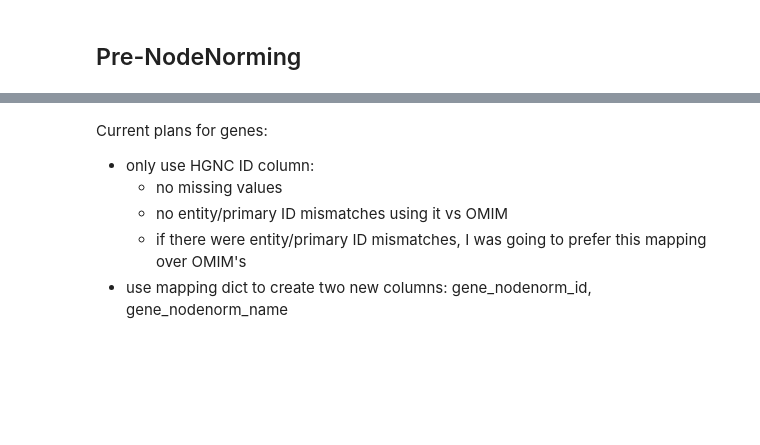
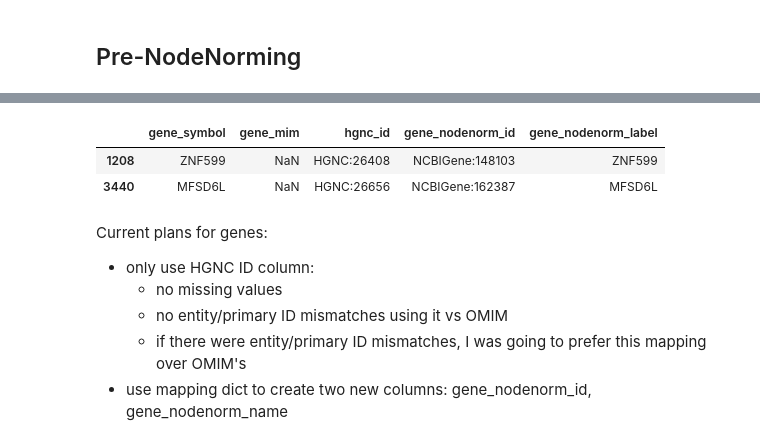
Before and after one commit to biothings/pending.api, a Jupyter notebook: plugins/ebi_gene2phenotype/parser-writing.ipynb, the cells around one changed output, grey strips where cells are left out. Saved outputs shown, nothing was run; the diff lists cells and outputs as text; code cells hidden in the pictures; blank space fills up the shorter version.

Commit message:
EBI gene2pheno: add preNodeNormed gene IDs/labels

```diff
--- a/plugins/ebi_gene2phenotype/parser-writing.ipynb
+++ b/plugins/ebi_gene2phenotype/parser-writing.ipynb
@@ -422,20 +450,22 @@ len(gene_hgnc_curies)
 # %%
-gene_curie_dict = {}
+## put into parser (format): DONE
+
+gene_nodenorm_mapping = {}
 
 ## larger batches are quicker
 for batch in itertools.batched(gene_hgnc_curies, 1000):
     ## returns tuples
     req_body = {
         "curies": list(batch),
-        "conflate": True
+        "conflate": True,
     }
     r = requests.post(nodenorm_url, json=req_body)
     response = r.json()
 
     temp = {
         k: {"primary_id": v["id"]["identifier"],
-            "primary_name": v["id"]["label"]}
+            "primary_label": v["id"]["label"]}
         for k,v in response.items()
     }
-    gene_curie_dict.update(temp)
+    gene_nodenorm_mapping.update(temp)
 # %%
@@ -449,15 +483,15 @@ for batch in itertools.batched(gene_omim_curies, 1000):
     ## returns tuples
     req_body = {
         "curies": list(batch),
-        "conflate": True
+        "conflate": True,
     }
     r = requests.post(nodenorm_url, json=req_body)
     response = r.json()
 
     temp = {
         k: {"primary_id": v["id"]["identifier"],
-            "primary_name": v["id"]["label"]}
+            "primary_label": v["id"]["label"]}
         for k,v in response.items()
     }
-    gene_curie_dict.update(temp)
+    gene_nodenorm_mapping.update(temp)
 # %%
@@ -483,9 +538,17 @@ for row in df[["gene_symbol", "hgnc_id"]].itertuples(index=False):
 # %%
-df["gene_nodenorm_id"] = [gene_curie_dict[i]["primary_id"] for i in df["hgnc_id"]]
-df["gene_nodenorm_name"] = [gene_curie_dict[i]["primary_name"] for i in df["hgnc_id"]]
+## put into parser (format): DONE
+
+df["gene_nodenorm_id"] = [gene_nodenorm_mapping[i]["primary_id"] for i in df["hgnc_id"]]
+df["gene_nodenorm_label"] = [gene_nodenorm_mapping[i]["primary_label"] for i in df["hgnc_id"]]
 # %%
-gene_mapping_df = df[["gene_symbol", "gene_mim", "hgnc_id", "gene_nodenorm_id", "gene_nodenorm_name"]].copy()
+## look at the gene ID/name info
+
+gene_mapping_df = df[["gene_symbol", "gene_mim", "hgnc_id", "gene_nodenorm_id", "gene_nodenorm_label"]].copy()
 gene_mapping_df[gene_mapping_df["gene_mim"].isna()]
+# %% [output]
+|  | gene_symbol | gene_mim | hgnc_id | gene_nodenorm_id | gene_nodenorm_label |
+| 1208 | ZNF599 | NaN | HGNC:26408 | NCBIGene:148103 | ZNF599 |
+| 3440 | MFSD6L | NaN | HGNC:26656 | NCBIGene:162387 | MFSD6L |
 # %% [markdown]
 Current plans for genes:
 * only use HGNC ID column:
```
Also changed, not shown: parts of 14 cells of this notebook, 2 other files.
